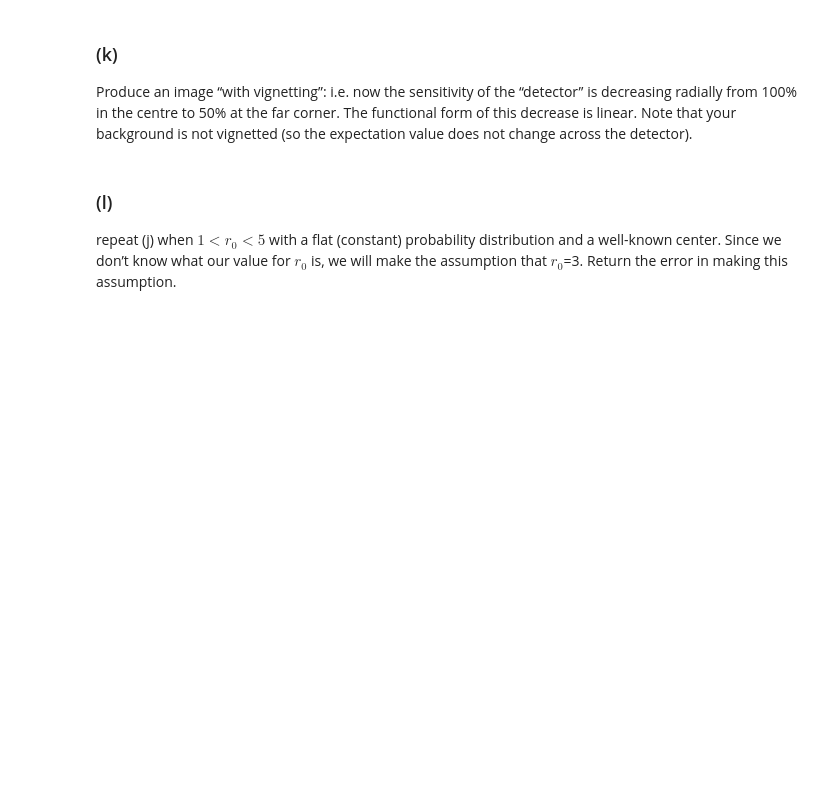
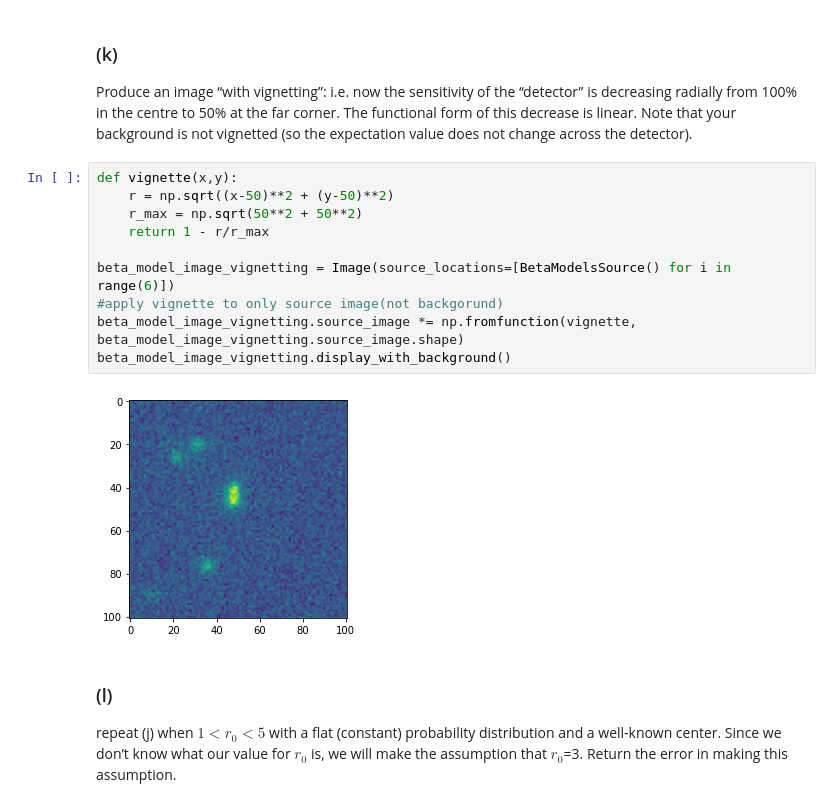
Before and after one commit to TobyWallage/PythonAssessment, a Jupyter notebook: Assessment.ipynb, the cells around one changed output. Drawn from its saved outputs; the diff is of its cells as text; blank space fills up the shorter version.

```diff
--- a/Assessment.ipynb
+++ b/Assessment.ipynb
@@ -421,6 +427,18 @@ source at location 6,52, signal is 85.355% outside of circle
 ### (k)
 
 Produce an image “with vignetting”: i.e. now the sensitivity of the “detector” is decreasing radially from 100% in the centre to 50% at the far corner. The functional form of this decrease is linear. Note that your background is not vignetted (so the expectation value does not change across the detector).
+# %%
+def vignette(x,y):
+    r = np.sqrt((x-50)**2 + (y-50)**2)
+    r_max = np.sqrt(50**2 + 50**2)
+    return 1 - r/r_max
+
+beta_model_image_vignetting = Image(source_locations=[BetaModelsSource() for i in range(6)])
+#apply vignette to only source image(not backgorund)
+beta_model_image_vignetting.source_image *= np.fromfunction(vignette, beta_model_image_vignetting.source_image.shape)
+beta_model_image_vignetting.display_with_background()
+# %% [output]
+[figure, added]
 # %% [markdown]
 ### (l)
 
```
Also changed, not shown: parts of 8 cells of this notebook.
